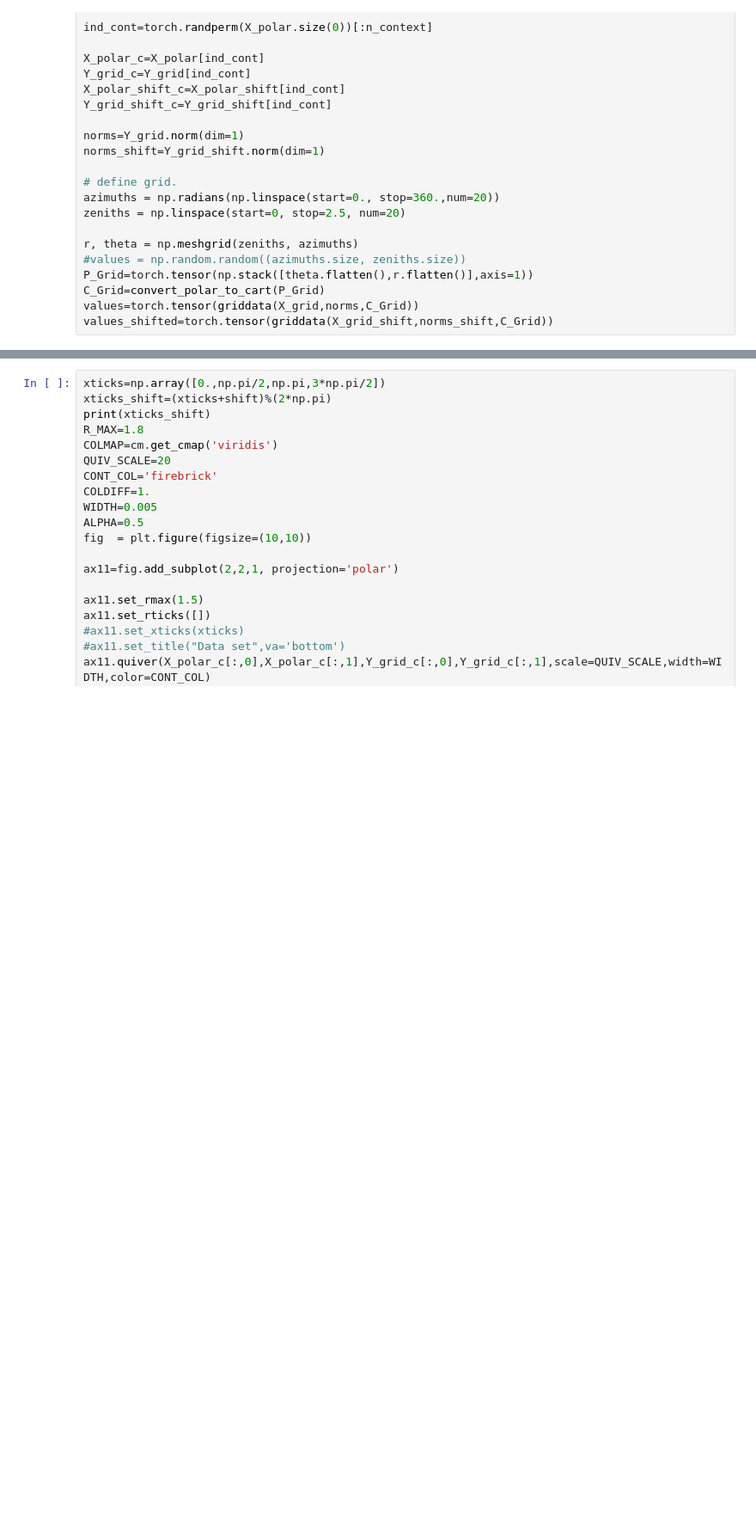
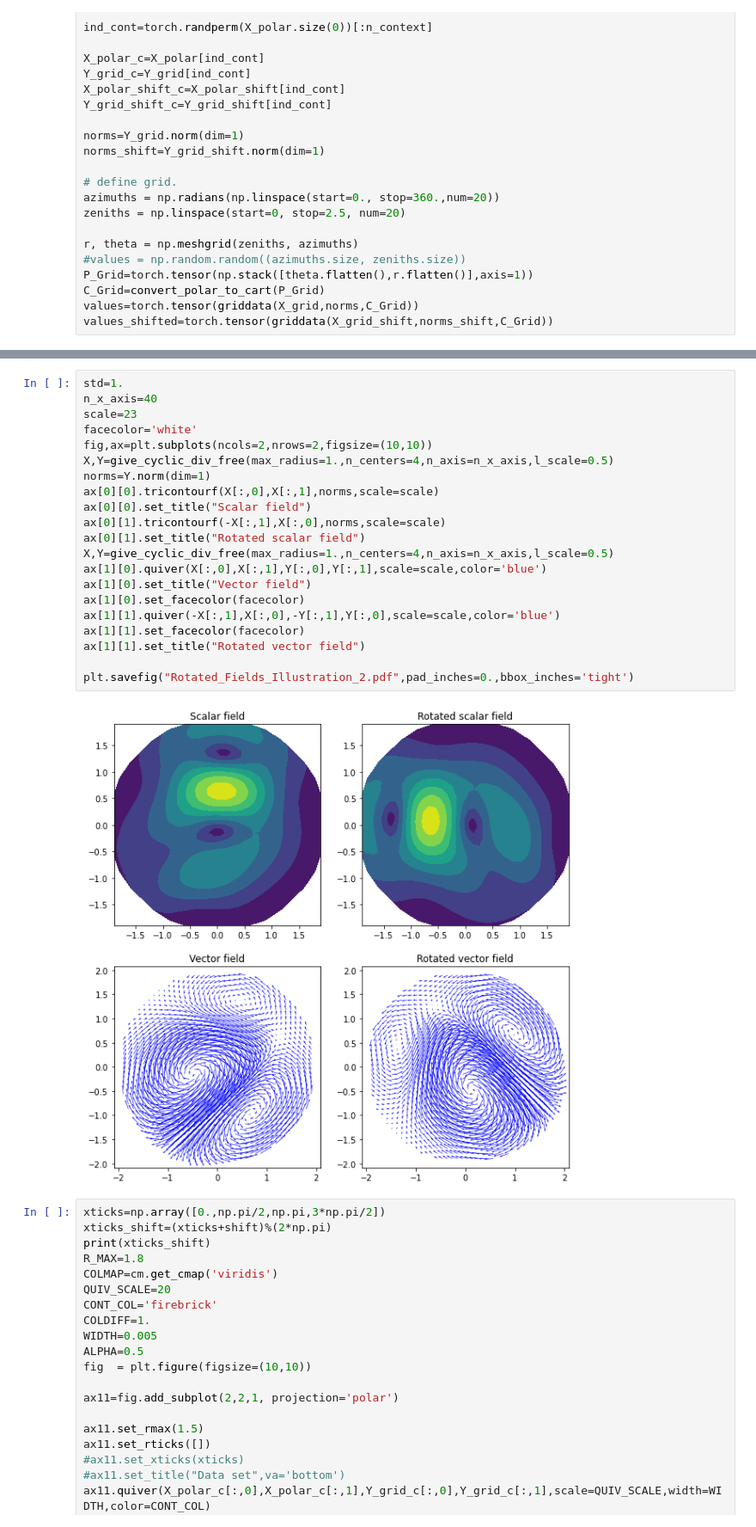
Before and after one commit to PeterHolderrieth/Steerable_CNPs, a Jupyter notebook: Plot_TexFile.ipynb, the cells around one changed output, grey strips where cells are left out. Shown at 86% size. Saved outputs shown, nothing was run; the diff lists cells and outputs as text; blank space fills up the shorter version.

```diff
--- a/Plot_TexFile.ipynb
+++ b/Plot_TexFile.ipynb
@@ -97,3 +97,26 @@ plt.savefig("Embedding_illustration_1.pdf")
+# %%
+std=1.
+n_x_axis=40
+scale=23
+facecolor='white'
+fig,ax=plt.subplots(ncols=2,nrows=2,figsize=(10,10))
+X,Y=give_cyclic_div_free(max_radius=1.,n_centers=4,n_axis=n_x_axis,l_scale=0.5)
+norms=Y.norm(dim=1)
+ax[0][0].tricontourf(X[:,0],X[:,1],norms,scale=scale)
+ax[0][0].set_title("Scalar field")
+ax[0][1].tricontourf(-X[:,1],X[:,0],norms,scale=scale)
+ax[0][1].set_title("Rotated scalar field")
+X,Y=give_cyclic_div_free(max_radius=1.,n_centers=4,n_axis=n_x_axis,l_scale=0.5)
+ax[1][0].quiver(X[:,0],X[:,1],Y[:,0],Y[:,1],scale=scale,color='blue')
+ax[1][0].set_title("Vector field")
+ax[1][0].set_facecolor(facecolor)
+ax[1][1].quiver(-X[:,1],X[:,0],-Y[:,1],Y[:,0],scale=scale,color='blue')
+ax[1][1].set_facecolor(facecolor)
+ax[1][1].set_title("Rotated vector field")
+
+plt.savefig("Rotated_Fields_Illustration_2.pdf",pad_inches=0.,bbox_inches='tight')
+# %% [output]
+[figure, added]
 # %%
 xticks=np.array([0.,np.pi/2,np.pi,3*np.pi/2])
 xticks_shift=(xticks+shift)%(2*np.pi)
```
Also changed, not shown: parts of 1 cell of this notebook, 4 other files.
